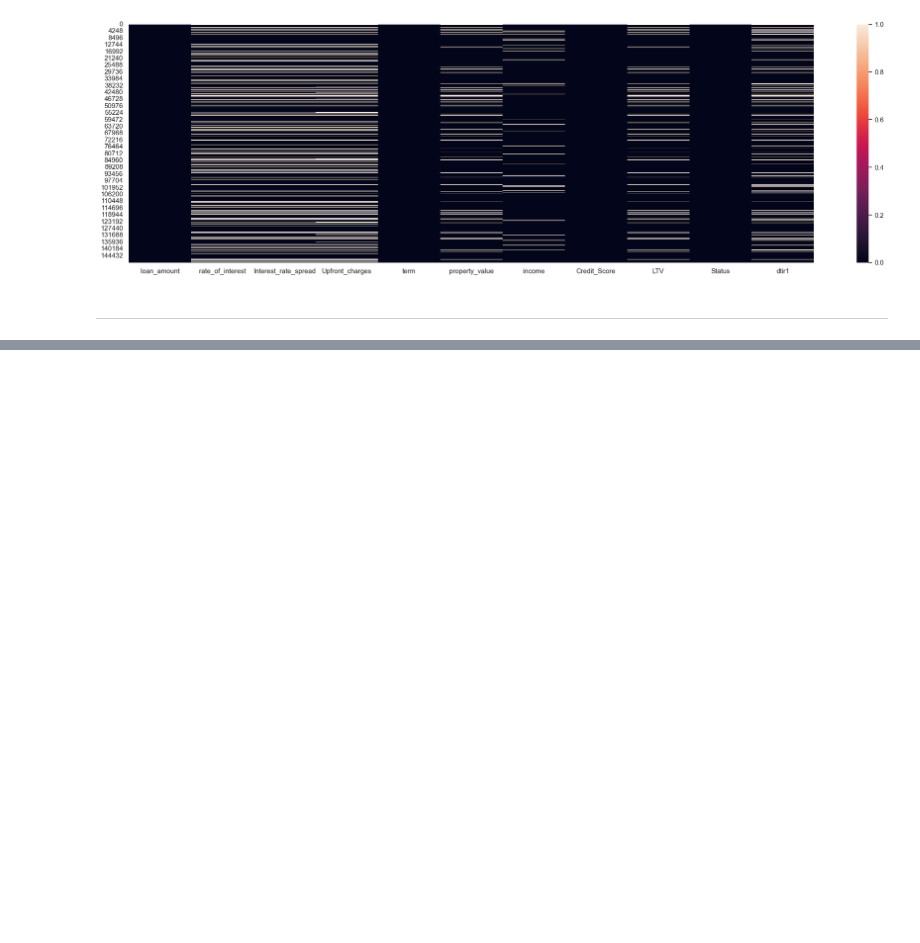
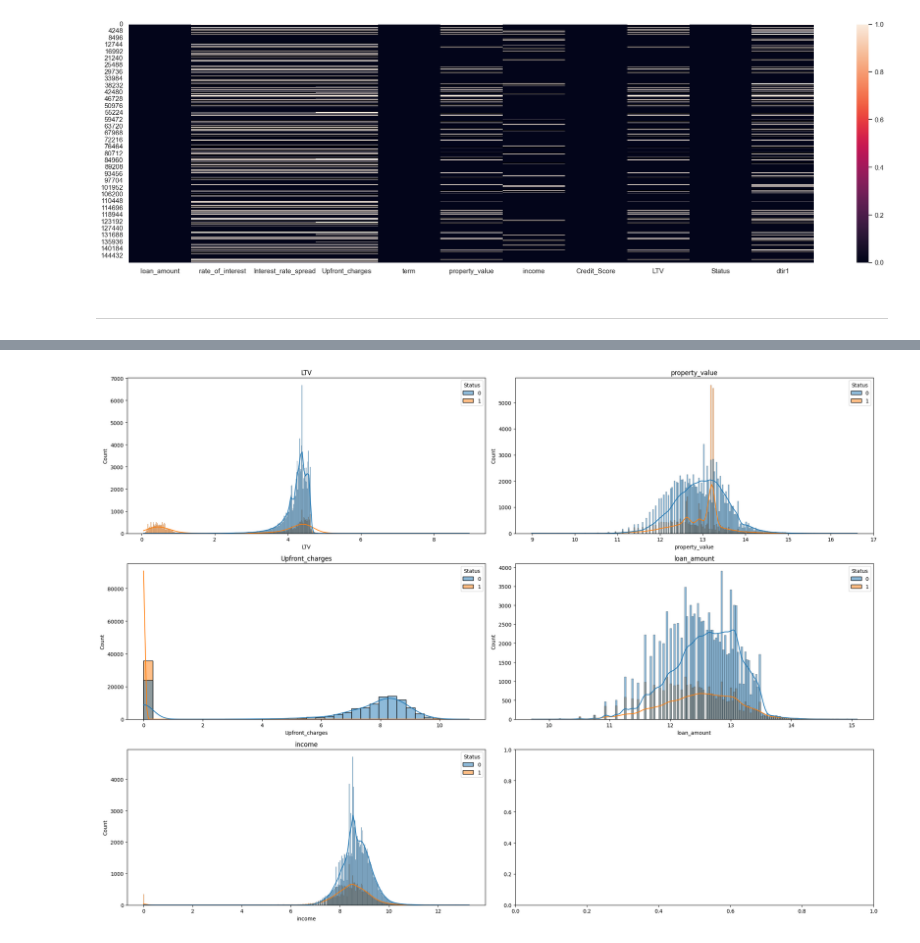
Before and after one commit to vivekvro/LoanRiskML, a Jupyter notebook: Overview.ipynb, the cells around one changed output, grey strips where cells are left out. Cells and saved outputs as stored; diff of their text form; code cells hidden in the pictures; blank space fills up the shorter version.

```diff
--- a/Overview.ipynb
+++ b/Overview.ipynb
@@ -272,0 +313,2 @@ plt.show()
+# %%
+newdf = pd.read_csv('data/Cleaned_loan_records.csv')
@@ -272,0 +331,14 @@ plt.show()
+# %%
+logDF= np.log1p(newdf[log_cols])
+logDF['Status'] = newdf['Status']
+# %%
+fig2,axes2 = plt.subplots(3,2,figsize=(21,15))
+ax2 = axes2.flatten()
+
+for i,col in enumerate(log_cols):
+    sns.histplot(logDF,kde=True,x=col,ax=ax2[i],hue='Status').set_title(col)
+
+plt.tight_layout()
+plt.show()
+# %% [output]
+[figure, added]
```
Also changed, not shown: parts of 5 cells of this notebook, 5 other files.
